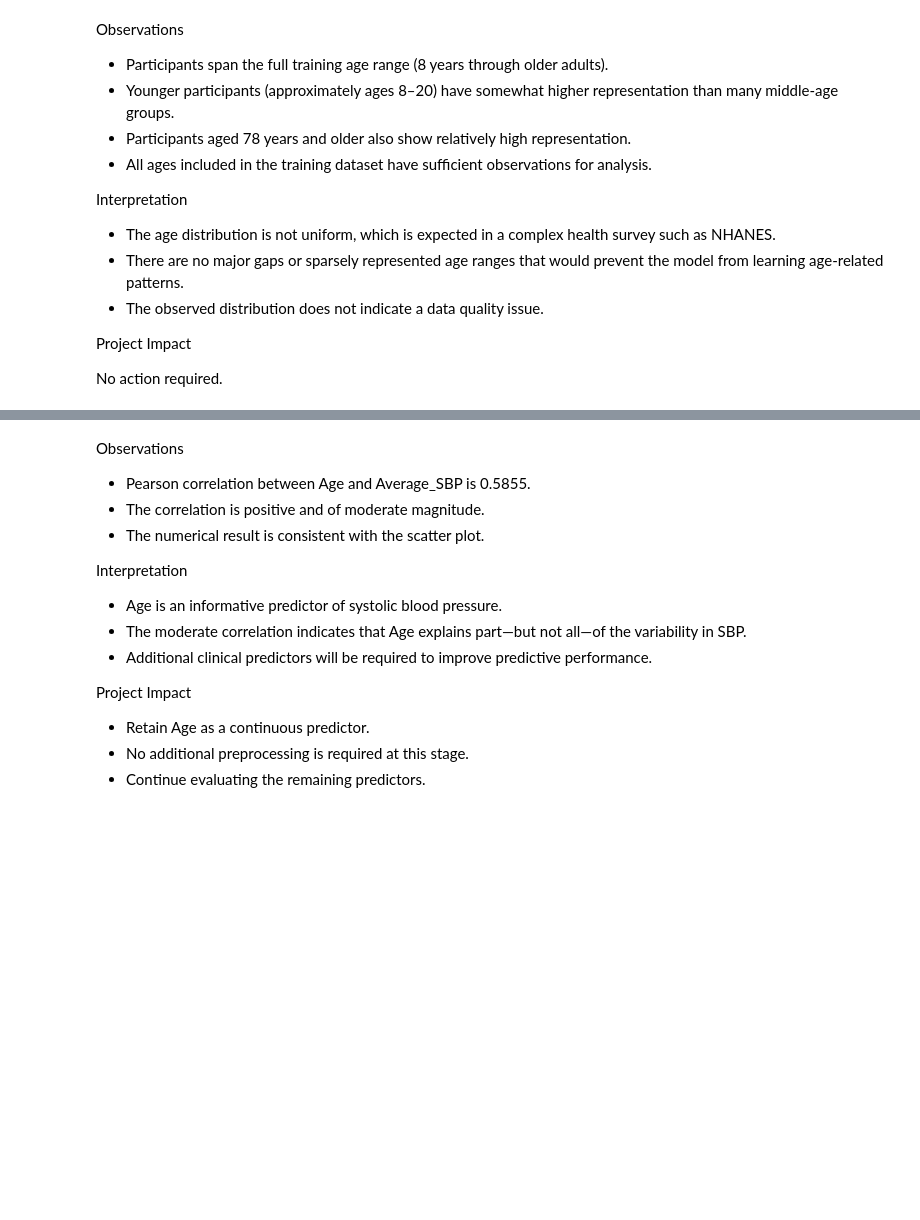
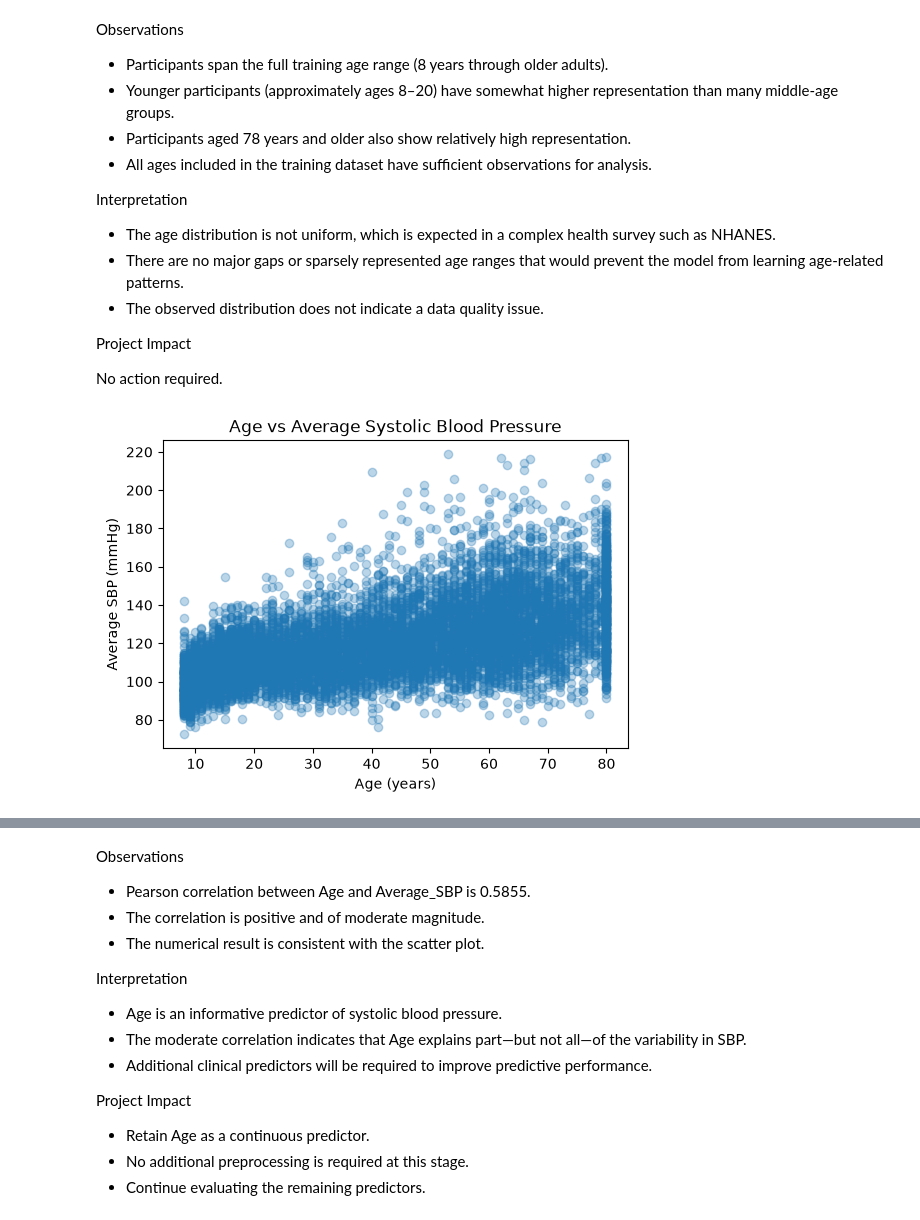
Before and after one commit to kmnguyen37/Intelligent-Blood-Presure-Risk-Assessment, a Jupyter notebook: notebook/01-project-notebook.ipynb, the cells around one changed output, grey strips where cells are left out. Cells and saved outputs as stored; diff of their text form; code cells hidden in the pictures; blank space fills up the shorter version.

```diff
--- a/notebook/01-project-notebook.ipynb
+++ b/notebook/01-project-notebook.ipynb
@@ -519,19 +751,21 @@ No action required.
 # %%
 # 4. Scatter plot of Age vs Average Systolic Blood Pressure (SBP)
 
-plt.figure(figsize=(10,6))
+plt.figure(figsize=(6, 4))
 
 plt.scatter(
     model_training_df["RIDAGEYR"],
     model_training_df["Average_SBP"],
     alpha=0.3
 )
 
 plt.title("Age vs Average Systolic Blood Pressure")
 plt.xlabel("Age (years)")
 plt.ylabel("Average SBP (mmHg)")
 
 plt.show()
+# %% [output]
+[figure, added]
 # %%
 # 5. Correlation between Age and Average Systolic Blood Pressure (SBP)
 
```
Also changed, not shown: parts of 143 cells of this notebook, 6 other files.
